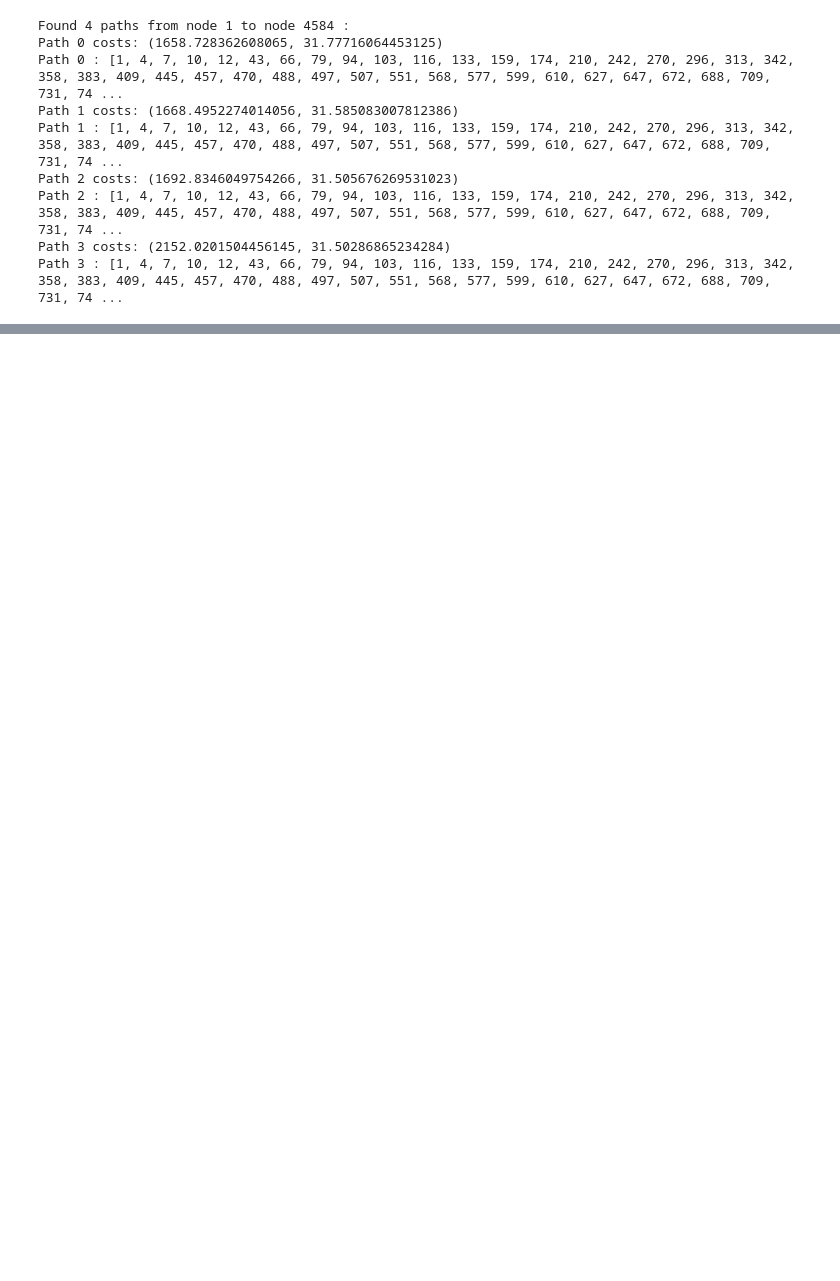
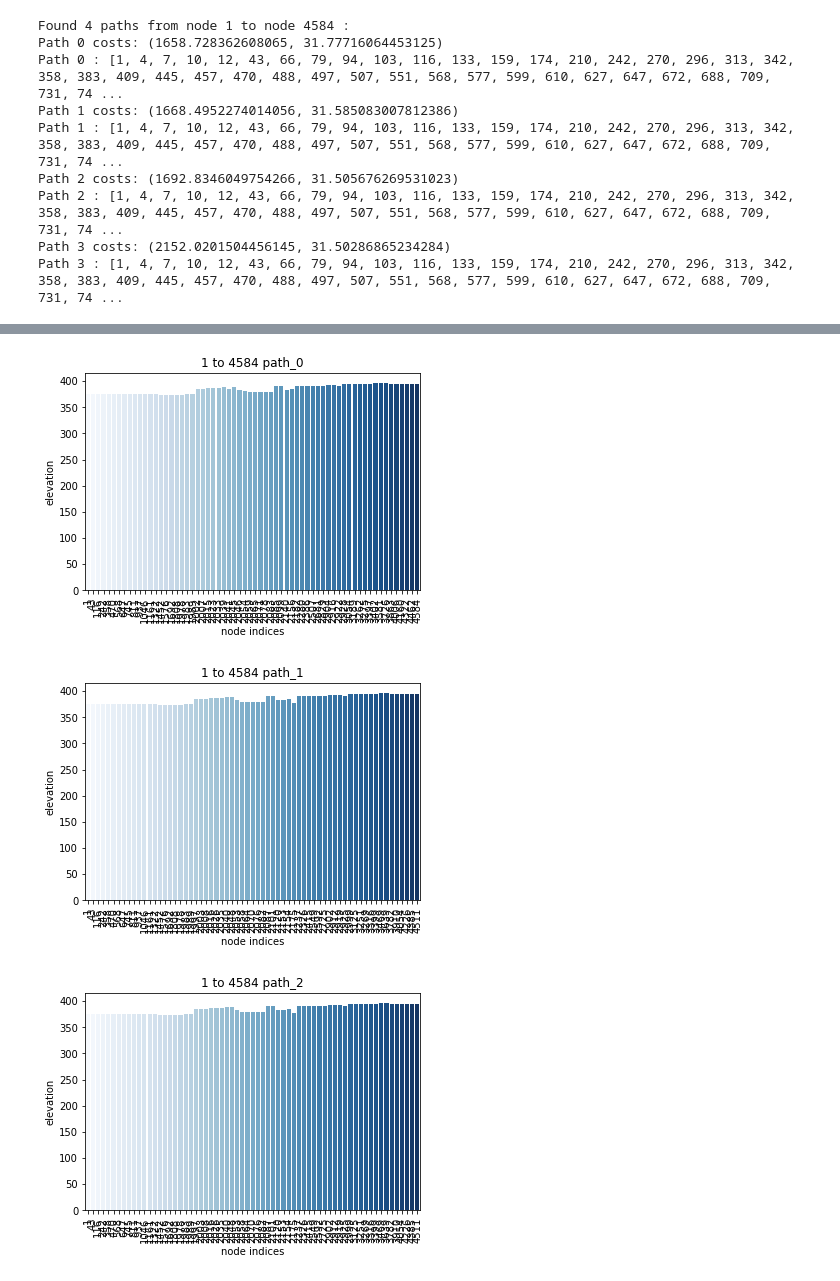
Before and after one commit to zihaoxu/accessibility_path_finding, a Jupyter notebook: 3-analysis/01-mapping-astar-output.ipynb, the cells around one changed output, grey strips where cells are left out. Saved outputs shown, nothing was run; the diff lists cells and outputs as text; code cells hidden in the pictures; blank space fills up the shorter version.

```diff
--- a/3-analysis/01-mapping-astar-output.ipynb
+++ b/3-analysis/01-mapping-astar-output.ipynb
@@ -45,0 +64,13 @@ plt.savefig(output_path + str(start) + "_" + str(end) + "_path")
+# %%
+for i in range(len(all_paths)):
+    sample = all_paths[i][::5]
+    sns.barplot(sample, nodes_df.loc[sample, 'elevation'], palette="Blues")
+    plt.xticks(rotation = 90)
+    plt.xlabel("node indices")
+    plt.title(str(start) + " to " + str(end)+" path_"+str(i))
+    plt.savefig(output_path + str(start) + "_" + str(end) + "path_"+str(i))
+    plt.show()
+# %% [output]
+[figure, added]
+[figure, added]
+[figure, added]
```
Also changed, not shown: parts of 5 cells of this notebook, 20 other files.
